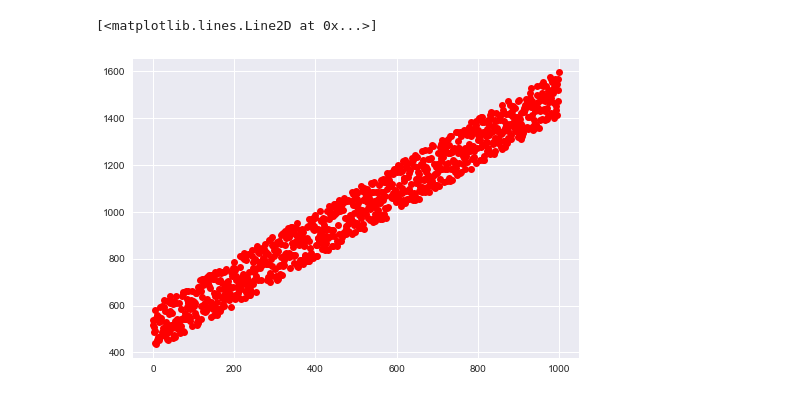
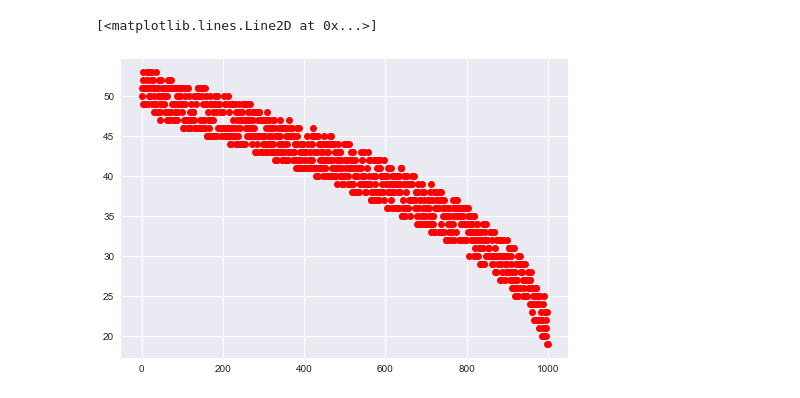
Before and after one commit to 5l1v3r1/Machine-Learning-7, a Jupyter notebook: sample regression/sample test.ipynb, the cells around one changed output. Saved outputs shown, nothing was run; the diff lists cells and outputs as text; code cells hidden in the pictures.

```diff
--- a/sample regression/sample test.ipynb
+++ b/sample regression/sample test.ipynb
@@ -8,19 +8,22 @@ from scipy import stats
 import matplotlib as mpl
 import matplotlib.pyplot as plt
 # %%
-noiseSize = 100
+noiseSize = 3
 size = 1000
 
 sample = np.arange(size*2).reshape( (2, size) )
-# sample[1] = np.sqrt(size - sample)[0]
-sample[1] = sample[0] + 500
+sample[1] = np.sqrt(size - sample[0]) + 20
+
+# sample[1] = 5 * sample[0] + 800
+# sample[1][0] = 0
+
 sample[1] = sample[1] + (np.random.rand(1,size) - .5) * noiseSize*2
 sample = sample.T
 
 plt.plot(sample[:,0], sample[:,1], 'ro')
 # %% [output]
 [<matplotlib.lines.Line2D at 0x...>]
-[figure, old version]
+[figure, new version]
 # %%
 data = sample
 n = 2
```
Also changed, not shown: parts of 7 cells of this notebook, 1 other file.
